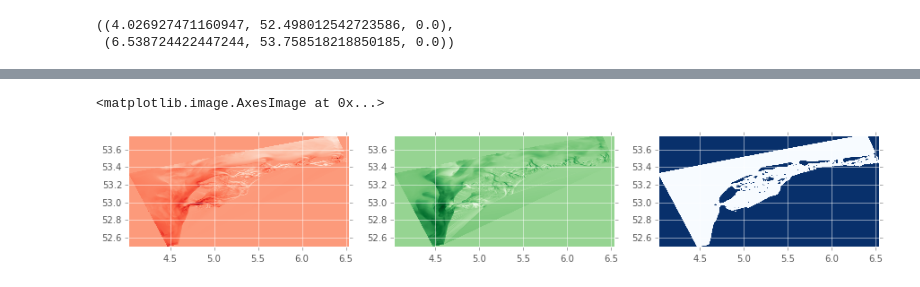
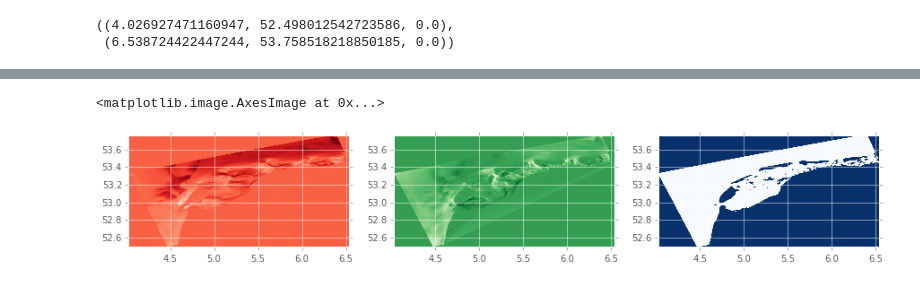
Before and after one commit to openearth/notebooks, a Jupyter notebook: waddenflowmap.ipynb, the cells around one changed output, grey strips where cells are left out. Cells and saved outputs as stored; diff of their text form; code cells hidden in the pictures.

```diff
--- a/waddenflowmap.ipynb
+++ b/waddenflowmap.ipynb
@@ -79,11 +77,11 @@ ax.plot(x.ravel(), y.ravel(), 'k.', alpha=0.3, markersize = 1 )
 # %%
-Xx, Xy = np.gradient(x)
-Yx, Yy = np.gradient(y)
+Xx, Xy = np.gradient(x_utm)
+Yx, Yy = np.gradient(y_utm)
 
-ll = np.c_[(x - 0.5*Xx + 0.5*Yx)[~mask], (y - 0.5*Yy + 0.5*Xy)[~mask]]
-lr = np.c_[(x + 0.5*Xx + 0.5*Yx)[~mask], (y - 0.5*Yy - 0.5*Xy)[~mask]]
-ul = np.c_[(x - 0.5*Xx - 0.5*Yx)[~mask], (y + 0.5*Yy + 0.5*Xy)[~mask]]
-ur = np.c_[(x + 0.5*Xx - 0.5*Yx)[~mask], (y + 0.5*Yy - 0.5*Xy)[~mask]]
+ll = np.c_[(x_utm - 0.5*Xx + 0.5*Yx)[~mask], (y_utm - 0.5*Yy + 0.5*Xy)[~mask]]
+lr = np.c_[(x_utm + 0.5*Xx + 0.5*Yx)[~mask], (y_utm - 0.5*Yy - 0.5*Xy)[~mask]]
+ul = np.c_[(x_utm - 0.5*Xx - 0.5*Yx)[~mask], (y_utm + 0.5*Yy + 0.5*Xy)[~mask]]
+ur = np.c_[(x_utm + 0.5*Xx - 0.5*Yx)[~mask], (y_utm + 0.5*Yy - 0.5*Xy)[~mask]]
 
 verts = np.hstack(
     [ll[:,np.newaxis,:],
@@ -113,15 +111,15 @@ ax.autoscale()
 
 # One way to correct for this is to compute a correction factor for each point
 
-points_gm = np.array(utm2dst.TransformPoints(np.c_[x.ravel(), y.ravel()]))[~mask.ravel()]
-points_utm = np.array(np.c_[x.ravel(), y.ravel(), np.zeros_like(x.ravel())])[~mask.ravel()]
+points_gm = np.array(utm2dst.TransformPoints(np.c_[x_utm.ravel(), y_utm.ravel()]))
+points_utm = np.array(np.c_[x_utm.ravel(), y_utm.ravel(), np.zeros_like(x_utm.ravel())])
 
 # compute the local distortion
 # how many meters is 1 meter in the projected system, given x,y
-x_plus_half = np.array(utm2dst.TransformPoints(np.c_[x.ravel() + 0.5, y.ravel()]))
-x_minus_half = np.array(utm2dst.TransformPoints(np.c_[x.ravel() - 0.5, y.ravel()]))
-y_plus_half = np.array(utm2dst.TransformPoints(np.c_[x.ravel(), y.ravel() + 0.5]))
-y_minus_half = np.array(utm2dst.TransformPoints(np.c_[x.ravel(), y.ravel() - 0.5]))
+x_plus_half = np.array(utm2dst.TransformPoints(np.c_[x_utm.ravel() + 0.5, y_utm.ravel()]))
+x_minus_half = np.array(utm2dst.TransformPoints(np.c_[x_utm.ravel() - 0.5, y_utm.ravel()]))
+y_plus_half = np.array(utm2dst.TransformPoints(np.c_[x_utm.ravel(), y_utm.ravel() + 0.5]))
+y_minus_half = np.array(utm2dst.TransformPoints(np.c_[x_utm.ravel(), y_utm.ravel() - 0.5]))
 
 # compute the deformation factor
 x_distort = (x_plus_half - x_minus_half)[:,0]
@@ -150,7 +159,7 @@ ax.legend()
 
 # Create an interpolation function to map the velocities in web mercator projection
 F = scipy.interpolate.LinearNDInterpolator(
-    points_gm[:,:2],
+    points_gm[~mask.ravel(),:2],
     np.c_[
         u1[0].ravel()[~mask.ravel()] * x_distort[~mask.ravel()],
         v1[0].ravel()[~mask.ravel()] * y_distort[~mask.ravel()]
@@ -166,10 +175,10 @@ ur_gm = [F.points[:,0].max(), F.points[:,1].max()]
 nx = 1024
 ny = 1024
 
-x = np.linspace(ll_gm[0], ur_gm[0], num=nx)
-y = np.linspace(ll_gm[1], ur_gm[1], num=ny)
+x_gm = np.linspace(ll_gm[0], ur_gm[0], num=nx)
+y_gm = np.linspace(ll_gm[1], ur_gm[1], num=ny)
 
-X, Y = np.meshgrid(x, y)
+X, Y = np.meshgrid(x_gm, y_gm)
 # %%
 UV = F(X, Y)
 
@@ -214,11 +238,12 @@ isgrid = ~skimage.morphology.dilation(isgrid, skimage.morphology.square(5))
 # %%
+extent=[ll_wgs84[0], ur_wgs84[0], ll_wgs84[1], ur_wgs84[1] ]
 fig, axes = plt.subplots(1, 3 , figsize=(15,8))
-axes[0].imshow(UV[...,0], cmap='Reds', origin='lower', extent=[ll[0], ur[0], ll[1], ur[1] ])
-axes[1].imshow(UV[...,1], cmap='Greens', origin='lower', extent=[ll[0], ur[0], ll[1], ur[1]])
-axes[2].imshow(isgrid, cmap='Blues', origin='lower', extent=[ll[0], ur[0], ll[1], ur[1]])
+axes[0].imshow(UV[...,0], cmap='Reds', origin='lower', extent=extent)
+axes[1].imshow(UV[...,1], cmap='Greens', origin='lower', extent=extent)
+axes[2].imshow(isgrid, cmap='Blues', origin='lower', extent=extent)
 # %% [output]
 <matplotlib.image.AxesImage at 0x...>
-[figure, old version]
+[figure, new version]
 # %%
 N_uv = matplotlib.colors.Normalize(-3, 3, clip=True)
 r = N_uv(UV[...,0]).filled(0)
```
Also changed, not shown: parts of 16 cells of this notebook.
